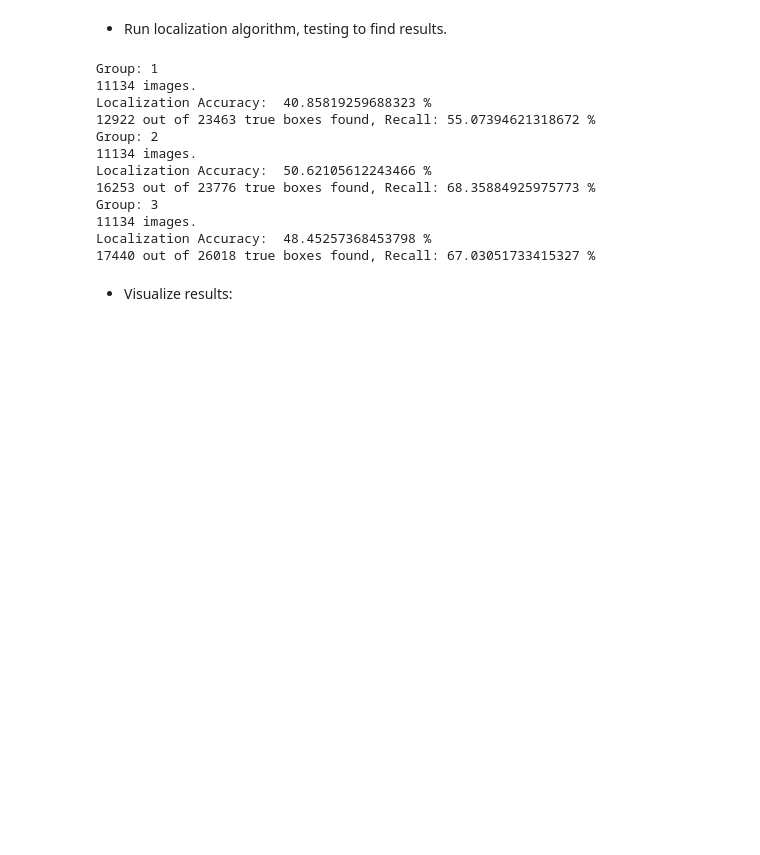
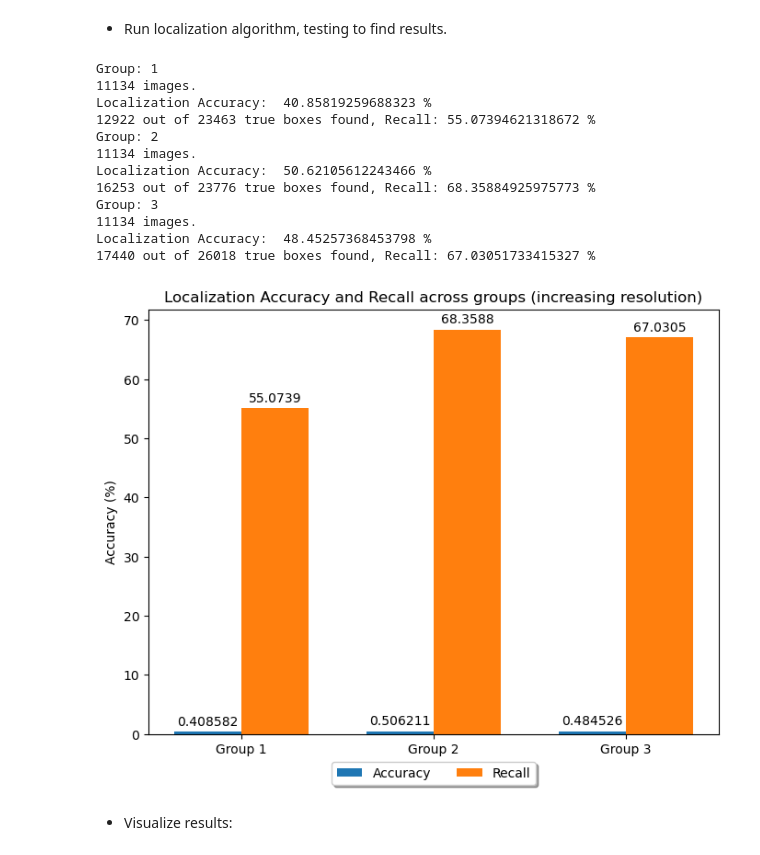
Before and after one commit to youssefg7/CSE483-Major-Task, a Jupyter notebook: trial-youssef format1only.ipynb, the cells around one changed output. Cells and saved outputs as stored; diff of their text form; code cells hidden in the pictures; blank space fills up the shorter version.

```diff
--- a/trial-youssef format1only.ipynb
+++ b/trial-youssef format1only.ipynb
@@ -526,20 +549,23 @@ Localization Accuracy:  48.45257368453798 %
 # %%
 x = np.arange(len(group_names))
 width = 0.35
 fig, ax = plt.subplots(figsize=(8,6))
 rects1 = ax.bar(x - width/2, accuracy_groups, width, label='Accuracy')
 rects2 = ax.bar(x + width/2, recall_groups, width, label='Recall')
 
 ax.set_ylabel('Accuracy (%)')
 ax.set_xlabel('Group')
 ax.set_xticks(x, group_names)
 ax.legend()
 ax.bar_label(rects1, padding=3)
 ax.bar_label(rects2, padding=3)
 ax.legend(loc='upper center', bbox_to_anchor=(0.5, -0.05),
           fancybox=True, shadow=True, ncol=5)
 plt.title("Localization Accuracy and Recall across groups (increasing resolution)")
+plt.grid()
 plt.show()
+# %% [output]
+[figure, added]
 # %% [markdown]
 - Visualize results:
 # %% [markdown]
```
Also changed, not shown: parts of 28 cells of this notebook, 4 other files.
